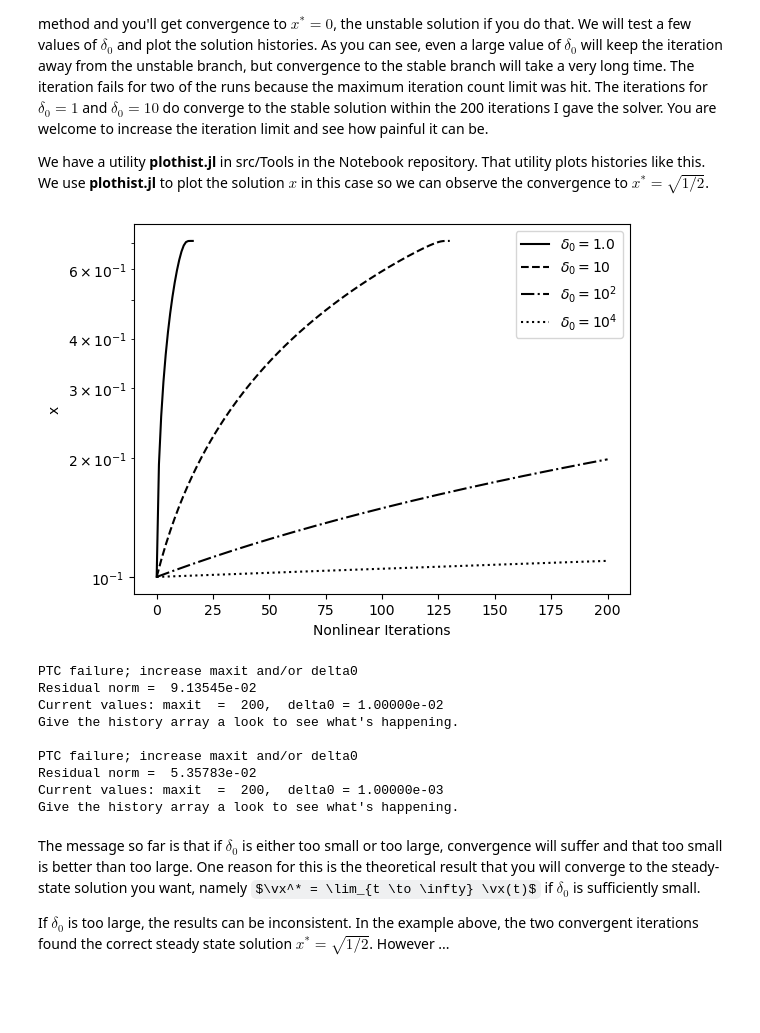
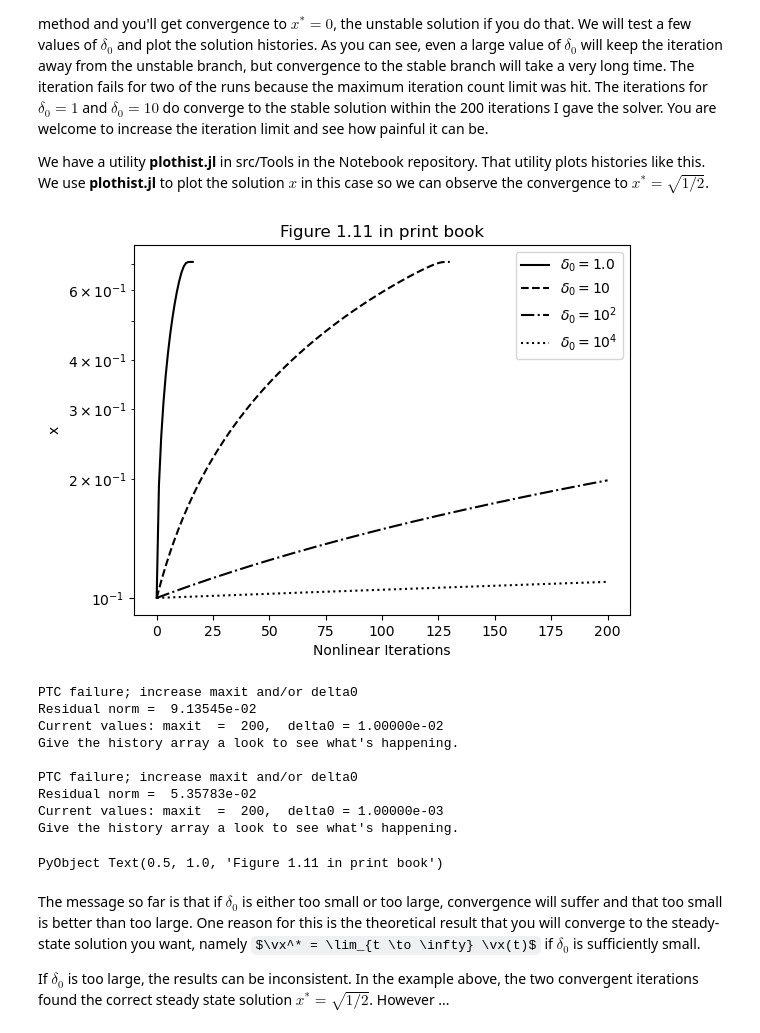
Before and after one commit to ctkelley/NotebookSIAMFANL, a Jupyter notebook: SIAMFANLCh1s.ipynb, the cells around one changed output. Saved outputs shown, nothing was run; the diff lists cells and outputs as text; code cells hidden in the pictures; some formulas as TeX source; blank space fills up the shorter version.

```diff
--- a/SIAMFANLCh1s.ipynb
+++ b/SIAMFANLCh1s.ipynb
@@ -568,29 +570,30 @@ observe the convergence to $x^*=\sqrt{1/2}$.
 # %%
 ## Set up the problem
 x0=.1
 ustable=.5*sqrt(2.0)
 uunstable=0.0
 ## for a few curated values of delta0
 dtlist=[1.0, 1.e1, 1.e2, 1.e4]
 ## and collect the results.
 outdata=[]
 for id=1:4
    dti=10.0^(1-id)
    ptcdata1=ptcsolsc(sptest,x0;
         delta0=dti, rtol=1.e-6, maxit=200)
    push!(outdata,ptcdata1.solhist')
 end
 ## Get some labels for the plots.
 labels=[
 L"$\delta_0 = 1.0$",
 L"$\delta_0 = 10$",
 L"$\delta_0 = 10^{2}$",
 L"$\delta_0 = 10^{4}$"
 ]
 ## Make the figure.
 plothist(outdata,labels,"solution");
+title("Figure 1.11 in print book")
 # %% [output]
-[figure, old version]
+[figure, new version]
 PTC failure; increase maxit and/or delta0
 Residual norm =  9.13545e-02
 Current values: maxit  =  200,  delta0 = 1.00000e-02
@@ -600,6 +603,7 @@ PTC failure; increase maxit and/or delta0
 Residual norm =  5.35783e-02
 Current values: maxit  =  200,  delta0 = 1.00000e-03
 Give the history array a look to see what's happening.
+PyObject Text(0.5, 1.0, 'Figure 1.11 in print book')
 # %% [markdown]
 The message so far is that if $\delta_0$ is either too small or too large, convergence will suffer and that too small is better than too large. One reason for this is the theoretical result that you will converge to the steady-state solution you want, namely $\vx^* = \lim_{t \to \infty} \vx(t)$ if $\delta_0$ is sufficiently small.
 
```
Also changed, not shown: parts of 4 cells of this notebook, 3 other files.
